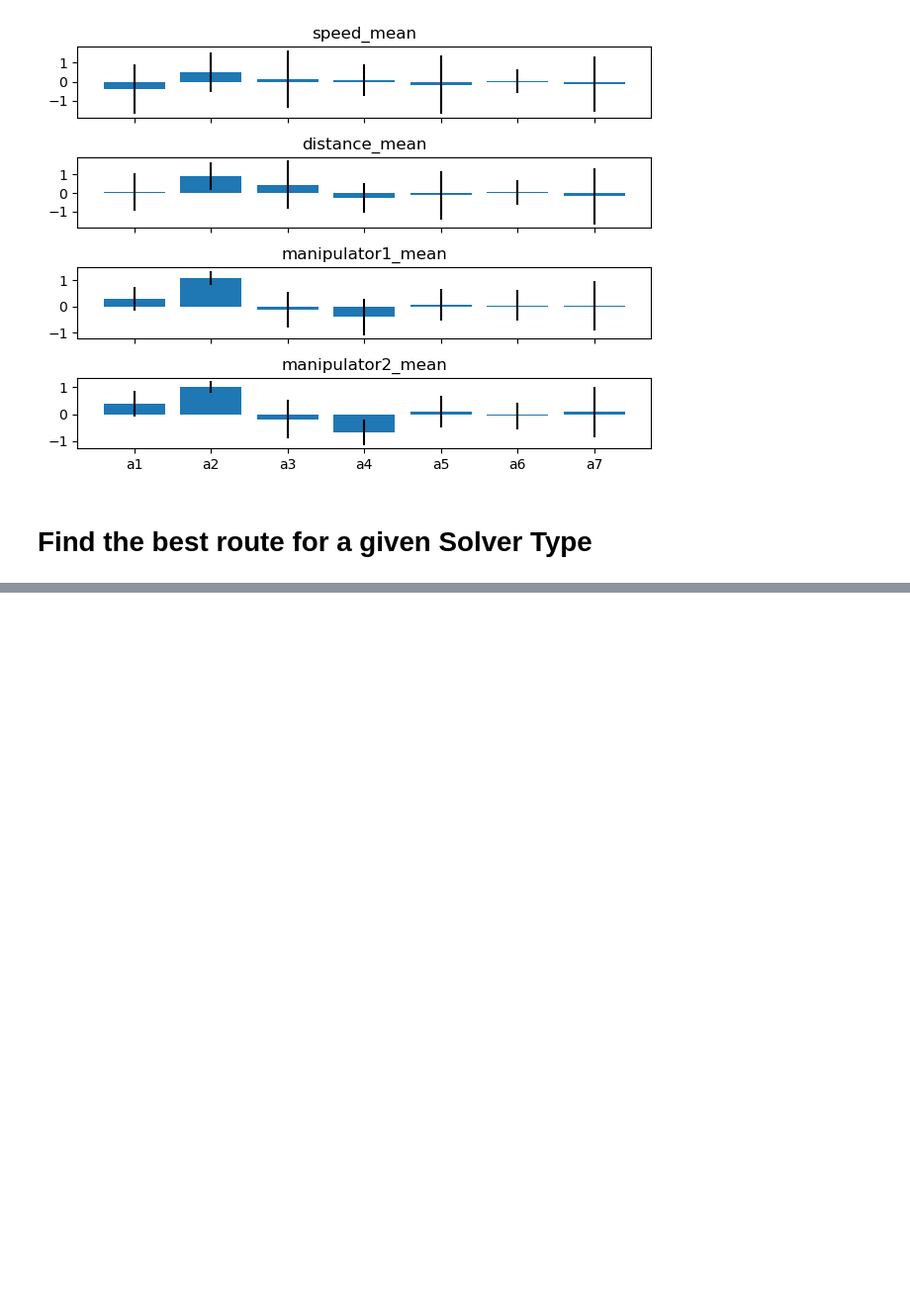
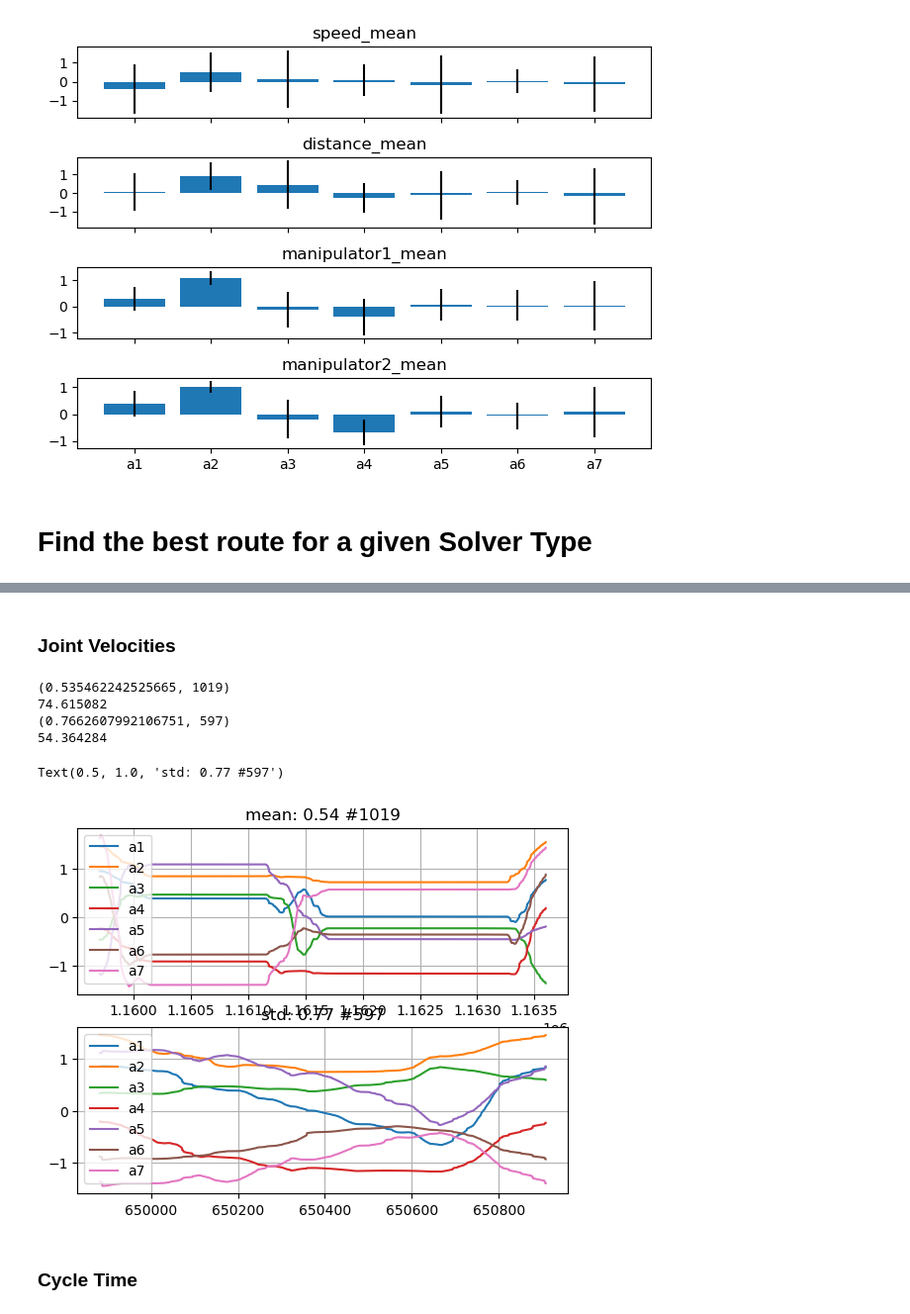
Before and after one commit to MrDarrenBrownie/iiwa_stack, a Jupyter notebook: iiwa_tesla/iiwa_tesla_data/joint_pos_vel_data.ipynb, the cells around one changed output, grey strips where cells are left out. Shown: that part at 99% size. Saved outputs shown, nothing was run; the diff lists cells and outputs as text; code cells hidden in the pictures; blank space fills up the shorter version.

```diff
--- a/iiwa_tesla/iiwa_tesla_data/joint_pos_vel_data.ipynb
+++ b/iiwa_tesla/iiwa_tesla_data/joint_pos_vel_data.ipynb
@@ -188,0 +152,21 @@ axs.legend(best_cycle.columns[3:])
+# %%
+def min_velo_mean_std(df1):
+    l_of_mean = []
+    l_of_std = []
+    for cycle in range(df1['loop_count'].min(), df1['loop_count'].max()):
+        mean = df1.loc[(df1['loop_count']==cycle, df1.columns[3:])].abs().sum(axis=1).mean()
+        std = df1.loc[(df1['loop_count']==cycle, df1.columns[3:])].abs().sum(axis=1).std()
+        l_of_mean.append((mean, cycle))
+        l_of_std.append((std, cycle))
+
+
+    '''plt.subplot(211)
+    plt.bar([x[1] for x in l_of_mean], [y[0] for y in l_of_mean])
+    plt.title('mean')
+    plt.subplot(212)
+    plt.bar([x[1] for x in l_of_std], [y[0] for y in l_of_std])
+    plt.title('std')'''
+
+    return (l_of_mean, l_of_std)
+
+#min_velo_mean_std(joint_velocity_manipulator1_long)
@@ -188,0 +210,31 @@ axs.legend(best_cycle.columns[3:])
+# %%
+df = jpm1_5
+df_velo = jvm1_5
+# %% [markdown]
+### Joint Velocities
+# %%
+mvms = min_velo_mean_std(df_velo)
+# %%
+print(min(mvms[0], key=lambda t:t[0]))
+print(get_cycle_time(df, min(mvms[0], key=lambda t:t[0])[1]))
+print(min(mvms[1], key=lambda t:t[0]))
+print(get_cycle_time(df, min(mvms[1], key=lambda t:t[0])[1]))
+plt.subplot(211)
+plt.plot(df.loc[(df['loop_count']==min(mvms[0], key=lambda t:t[0])[1], df.columns[3:])])
+plt.legend(df.columns[3:])
+plt.grid()
+plt.title('mean: '+str(np.round(min(mvms[0], key=lambda t:t[0])[0],2))+' #'+str(min(mvms[0], key=lambda t:t[0])[1]))
+plt.subplot(212)
+plt.plot(df.loc[(df['loop_count']==min(mvms[1], key=lambda t:t[0])[1], df.columns[3:])])
+plt.legend(df.columns[3:])
+plt.grid()
+plt.title('std: '+str(np.round(min(mvms[1], key=lambda t:t[0])[0],2))+' #'+str(min(mvms[1], key=lambda t:t[0])[1]))
+# %% [output]
+(0.535462242525665, 1019)
+74.615082
+(0.7662607992106751, 597)
+54.364284
+Text(0.5, 1.0, 'std: 0.77 #597')
+[figure, added]
+# %% [markdown]
+### Cycle Time
```
Also changed, not shown: parts of 29 cells of this notebook, 2 other files.
